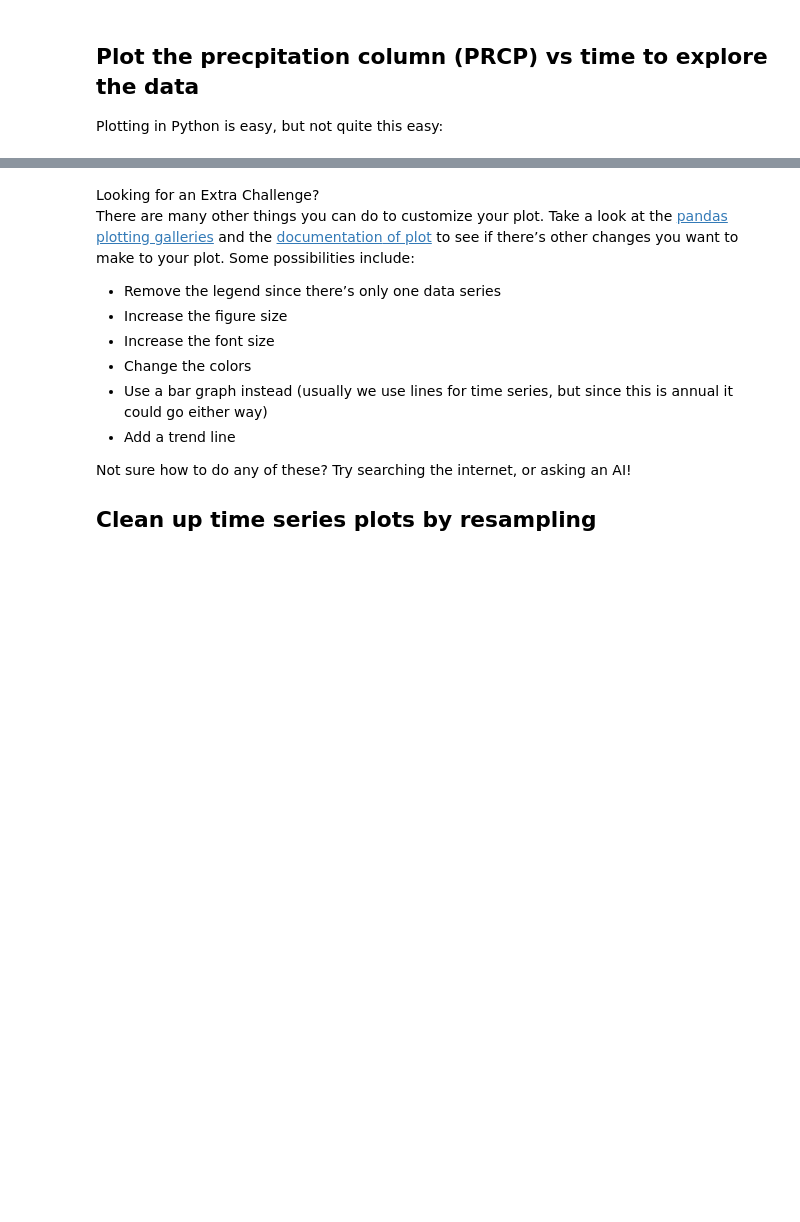
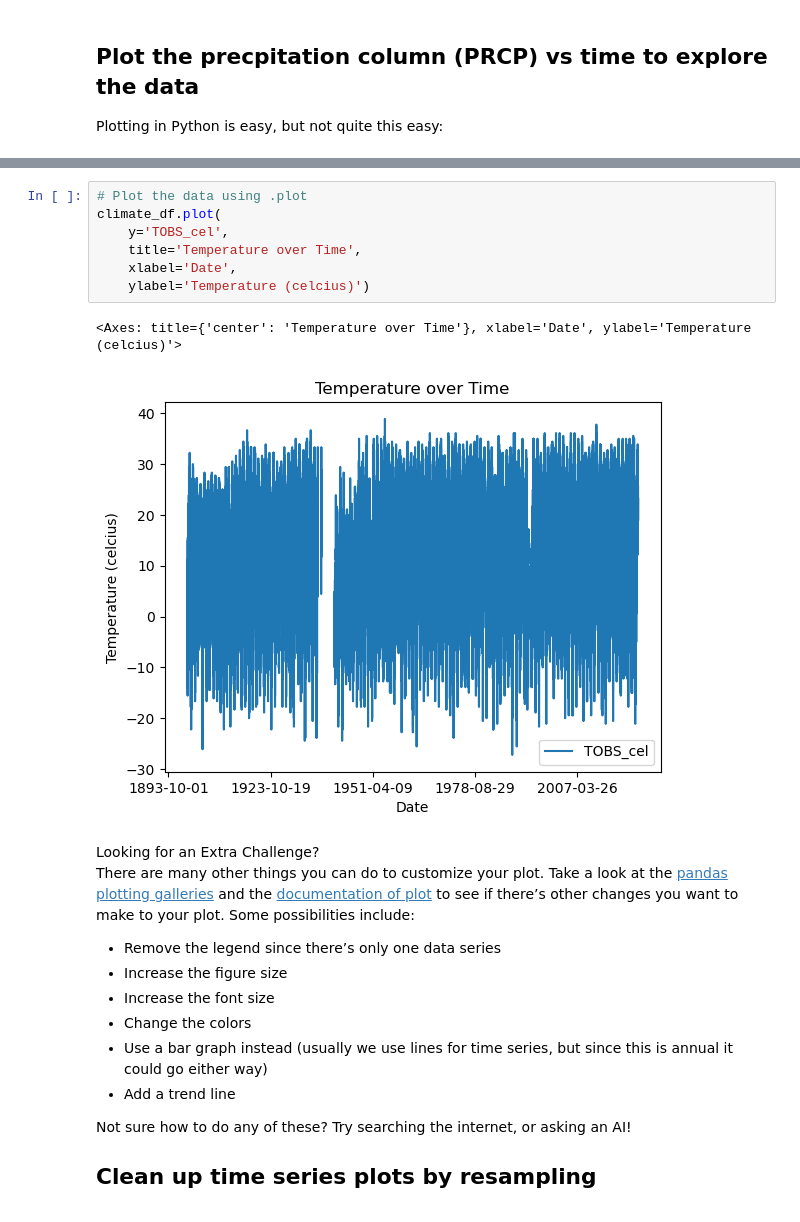
Before and after one commit to earthlab-education/climate-coding-challenge-byandell, a Jupyter notebook: 4_Climate_Coding_Challenge.ipynb, the cells around one changed output, grey strips where cells are left out. Saved outputs shown, nothing was run; the diff lists cells and outputs as text; blank space fills up the shorter version.

```diff
--- a/4_Climate_Coding_Challenge.ipynb
+++ b/4_Climate_Coding_Challenge.ipynb
@@ -67,3 +92,13 @@ climate_df.plot(
+# %%
+# Plot the data using .plot
+climate_df.plot(
+    y='TOBS_cel',
+    title='Temperature over Time',
+    xlabel='Date',
+    ylabel='Temperature (celcius)')
+# %% [output]
+<Axes: title={'center': 'Temperature over Time'}, xlabel='Date', ylabel='Temperature (celcius)'>
+[figure, added]
 # %% [markdown]
 <link rel="stylesheet" type="text/css" href="./assets/styles.css"><div class="callout callout-style-default callout-titled callout-extra"><div class="callout-header"><div class="callout-icon-container"><i class="callout-icon"></i></div><div class="callout-title-container flex-fill">Looking for an Extra Challenge?</div></div><div class="callout-body-container callout-body"><p>There are many other things you can do to customize your plot. Take a
 look at the <a
```
Also changed, not shown: parts of 4 cells of this notebook, 1 other file.
